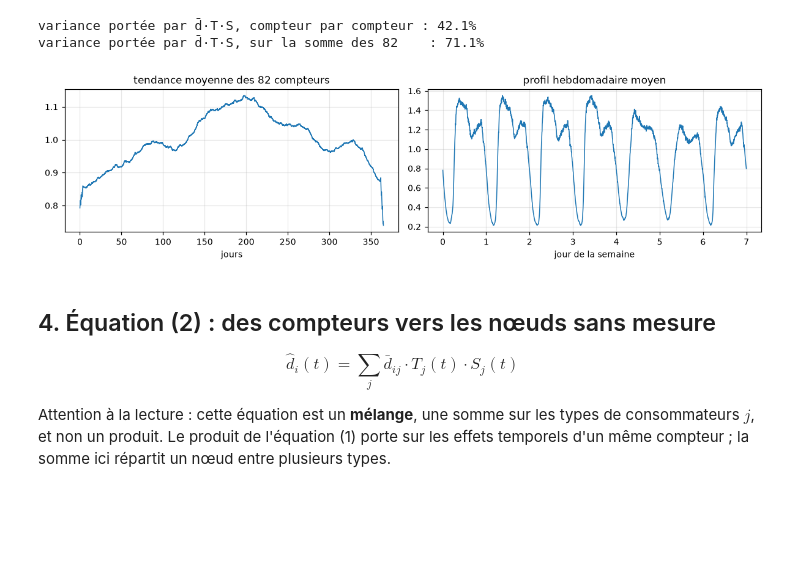
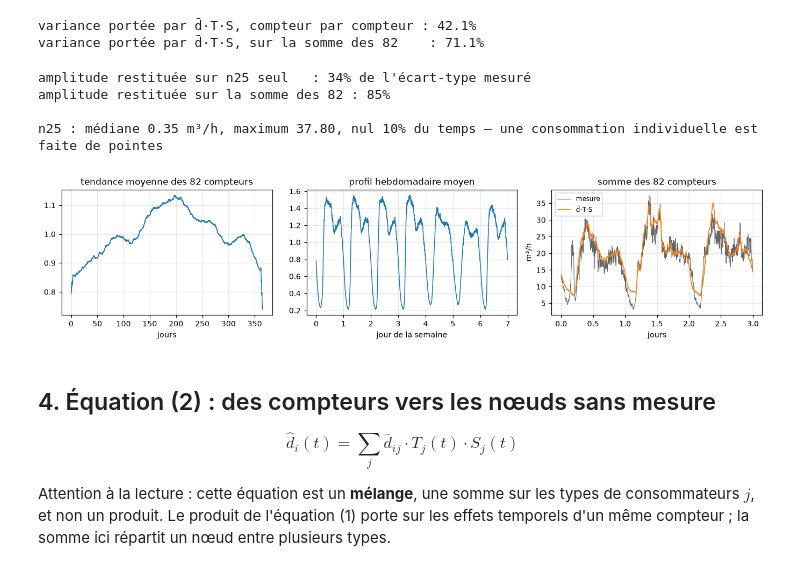
Before and after one commit to L1ZGitHub/ltown-calibration, a Jupyter notebook: notebooks/01_calibration_under_pressure.ipynb, the cells around one changed output. Drawn from its saved outputs; the diff is of its cells as text; code cells hidden in the pictures; blank space fills up the shorter version.

```diff
--- a/notebooks/01_calibration_under_pressure.ipynb
+++ b/notebooks/01_calibration_under_pressure.ipynb
@@ -235,15 +239,36 @@ print(f"variance portée par d̄·T·S, sur la somme des 82    : {var_tot:.1%}")
 variance portée par d̄·T·S, compteur par compteur : 42.1%
 variance portée par d̄·T·S, sur la somme des 82    : 71.1%
 # %%
-fig, axes = plt.subplots(1, 2, figsize=(11, 3.0))
+# Un compteur seul contre la somme des 82 : c'est toute la thèse de la section.
+fig, axes = plt.subplots(1, 3, figsize=(12.5, 3.0))
 axes[0].plot(np.arange(len(dec["tendances"])) / R.PAS_JOUR,
              dec["tendances"].mean(axis=1).to_numpy(), lw=1.0)
 axes[0].set_title("tendance moyenne des 82 compteurs"); axes[0].set_xlabel("jours")
 axes[1].plot(np.arange(R.PAS_SEMAINE) / R.PAS_JOUR, dec["saisons"].mean(axis=1).to_numpy(), lw=1.0)
 axes[1].set_title("profil hebdomadaire moyen"); axes[1].set_xlabel("jour de la semaine")
+
+jours = slice(DEBUT, DEBUT + 3 * R.PAS_JOUR)
+t3 = np.arange(3 * R.PAS_JOUR) / R.PAS_JOUR
+axes[2].plot(t3, dec["mesure"].sum(axis=1).to_numpy()[jours], lw=0.7, color="0.4", label="mesure")
+axes[2].plot(t3, dec["lisse"].sum(axis=1).to_numpy()[jours], lw=1.1, color="C1", label="d̄·T·S")
+axes[2].set_title("somme des 82 compteurs"); axes[2].set_xlabel("jours")
+axes[2].set_ylabel("m³/h"); axes[2].legend(fontsize=8)
 fig.tight_layout()
+
+un = dec["mesure"][compteur].to_numpy()
+somme = dec["mesure"].sum(axis=1).to_numpy()
+print(f"amplitude restituée sur {compteur} seul   : "
+      f"{dec['lisse'][compteur].std() / un.std():.0%} de l'écart-type mesuré")
+print(f"amplitude restituée sur la somme des 82 : "
+      f"{dec['lisse'].sum(axis=1).std() / somme.std():.0%}")
+print(f"\n{compteur} : médiane {np.median(un):.2f} m³/h, maximum {un.max():.2f}, "
+      f"nul {np.mean(un == 0):.0%} du temps — une consommation individuelle est faite de pointes")
 # %% [output]
+amplitude restituée sur n25 seul   : 34% de l'écart-type mesuré
+amplitude restituée sur la somme des 82 : 85%
+
+n25 : médiane 0.35 m³/h, maximum 37.80, nul 10% du temps — une consommation individuelle est faite de pointes
-[figure, old version]
+[figure, new version]
 # %% [markdown]
 
 ## 4. Équation (2) : des compteurs vers les nœuds sans mesure
```
Also changed, not shown: parts of 5 cells of this notebook, 1 other file.
